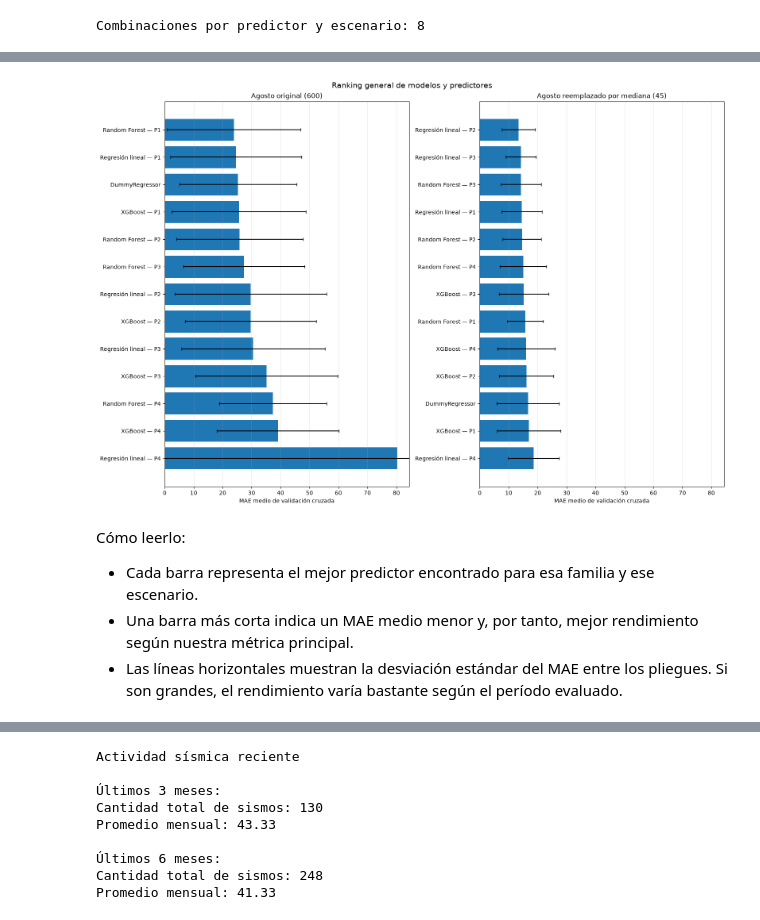
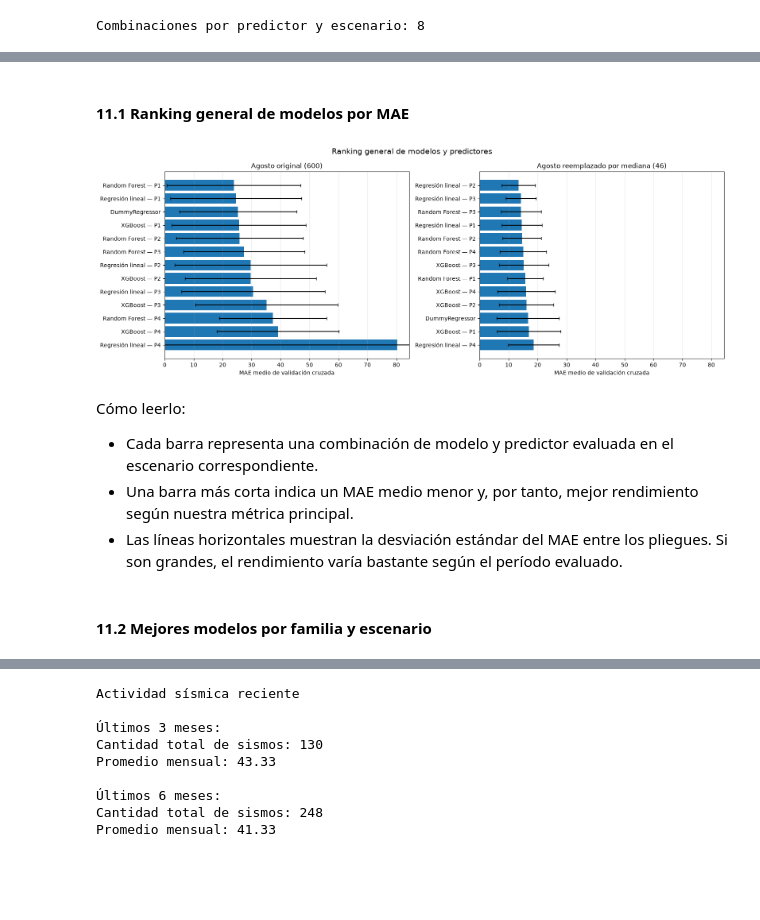
Before and after one commit to fer-gif/proyecto_ypf, a Jupyter notebook: notebooks/03_modelo_supervisado.ipynb, the cells around one changed output, grey strips where cells are left out. Saved outputs shown, nothing was run; the diff lists cells and outputs as text; code cells hidden in the pictures; blank space fills up the shorter version.

Commit message:
Actualiza notebook 3 de Modelo Supervisado y README

```diff
--- a/notebooks/03_modelo_supervisado.ipynb
+++ b/notebooks/03_modelo_supervisado.ipynb
@@ -1025,6 +1052,6 @@ for clave, tabla in busqueda_rf_original.items():
         )
     )
 
-    display(tabla_mostrar.round(3))
+    display(tabla_mostrar.style.hide(axis="index").format(precision=3))
 # %% [output]
 Escenario: Agosto original | Predictor 1
@@ -1335,6 +1364,6 @@ RESULTADOS EN LOS 12 MESES DE PRUEBA
 for clave, tabla in busqueda_xgb_original.items():
 
     print(f"\nEscenario: {clave[0]} | {clave[1]}")
-    display(tabla.round(3))
+    display(tabla.style.hide(axis="index").format(precision=3))
 # %% [output]
 Escenario: Agosto original | Predictor 1
@@ -1490,7 +1521,7 @@ ranking_general_cv["Escenario"] = (
     ranking_general_cv["Escenario"].replace({
         "Agosto original": "Agosto original (600)",
         "Agosto reemplazado por mediana":
-            "Agosto reemplazado por mediana (45)"
+            "Agosto reemplazado por mediana (46)"
     })
 )
 
@@ -1514,6 +1545,6 @@ tabla_ranking_general_cv[[
     "MAE_CV", "RMSE_CV", "MAE_CV_std", "RMSE_CV_std"
 ]].round(3)
 
-display(tabla_ranking_general_cv.style.hide(axis="index"))
+display(tabla_ranking_general_cv.style.hide(axis="index").format(precision=3))
 # %% [output]
 | Puesto | Modelo | Predictor | Escenario | MAE_CV | RMSE_CV | MAE_CV_std | RMSE_CV_std |
@@ -1536,13 +1567,15 @@ display(tabla_ranking_general_cv.style.hide(axis="index"))
+# %% [markdown]
+#### 11.1 Ranking general de modelos por MAE
 # %%
 # ============================================================
 # RANKING GENERAL DE MODELOS POR MAE
 # ============================================================
 
-fig, ejes = plt.subplots(1, 2, figsize=(16, 11))
+fig, ejes = plt.subplots(1, 2, figsize=(16, 6))
 
 escenarios = [
     "Agosto original (600)",
-    "Agosto reemplazado por mediana (45)"
+    "Agosto reemplazado por mediana (46)"
 ]
 
 # Límite común para comparar ambos escenarios
@@ -1558,39 +1591,41 @@ for ax, escenario in zip(ejes, escenarios):
 
     etiquetas = [
         f"{fila.Modelo} — {fila.Predictor}"
         if fila.Predictor != "—"
         else fila.Modelo
         for fila in tabla.itertuples()
     ]
 
     ax.barh(
         etiquetas,
         tabla["MAE_CV"],
         xerr=tabla["MAE_CV_std"],
         capsize=3
     )
 
     ax.set_title(escenario)
     ax.set_xlabel("MAE medio de validación cruzada")
     ax.set_ylabel("")
     ax.set_xlim(0, limite_x)
     ax.invert_yaxis()
     ax.grid(axis="x", alpha=0.3)
 
 fig.suptitle(
     "Ranking general de modelos y predictores",
     fontsize=14
 )
 
 plt.tight_layout()
 plt.show()
 # %% [output]
-[figure, old version]
+[figure, new version]
 # %% [markdown]
 Cómo leerlo:
-- Cada barra representa el mejor predictor encontrado para esa familia y ese escenario.
+- Cada barra representa una combinación de modelo y predictor evaluada en el escenario correspondiente.
 - Una barra más corta indica un MAE medio menor y, por tanto, mejor rendimiento según nuestra métrica principal.
 - Las líneas horizontales muestran la desviación estándar del MAE entre los pliegues. Si son grandes, el rendimiento varía bastante según el período evaluado.
+# %% [markdown]
+#### 11.2 Mejores modelos por familia y escenario
 # %%
 
 # ============================================================
```
Also changed, not shown: parts of 57 cells of this notebook, 1 other file.
